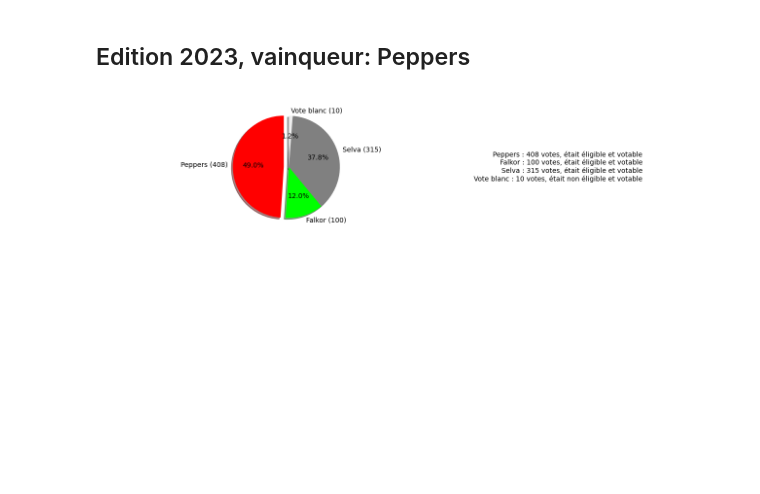
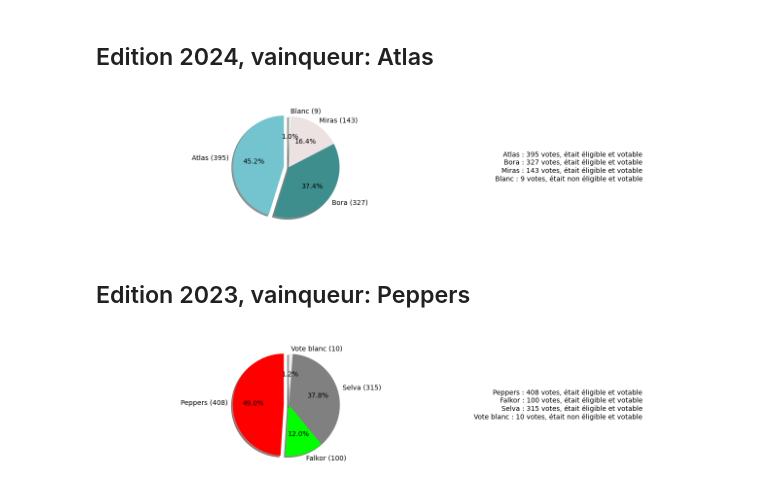
Before and after one commit to ClubNix/votix-data-esiee, a Jupyter notebook: notebooks/010-resultats-elections-bde.ipynb, the cells around one changed output. Drawn from its saved outputs; the diff is of its cells as text; code cells hidden in the pictures; blank space fills up the shorter version.

Commit message:
Add 2024 results graph

```diff
--- a/notebooks/010-resultats-elections-bde.ipynb
+++ b/notebooks/010-resultats-elections-bde.ipynb
@@ -40,6 +40,11 @@ def display_year_intro(archive):
 def display_year_summary(archive):
     display_year_intro(archive)
     plot_results_pie(archive)
+# %%
+display_year_summary(archives[2024])
+# %% [output]
+Edition 2024, vainqueur: Atlas
+[figure, added]
 # %%
 display_year_summary(archives[2023])
 # %% [output]
```
